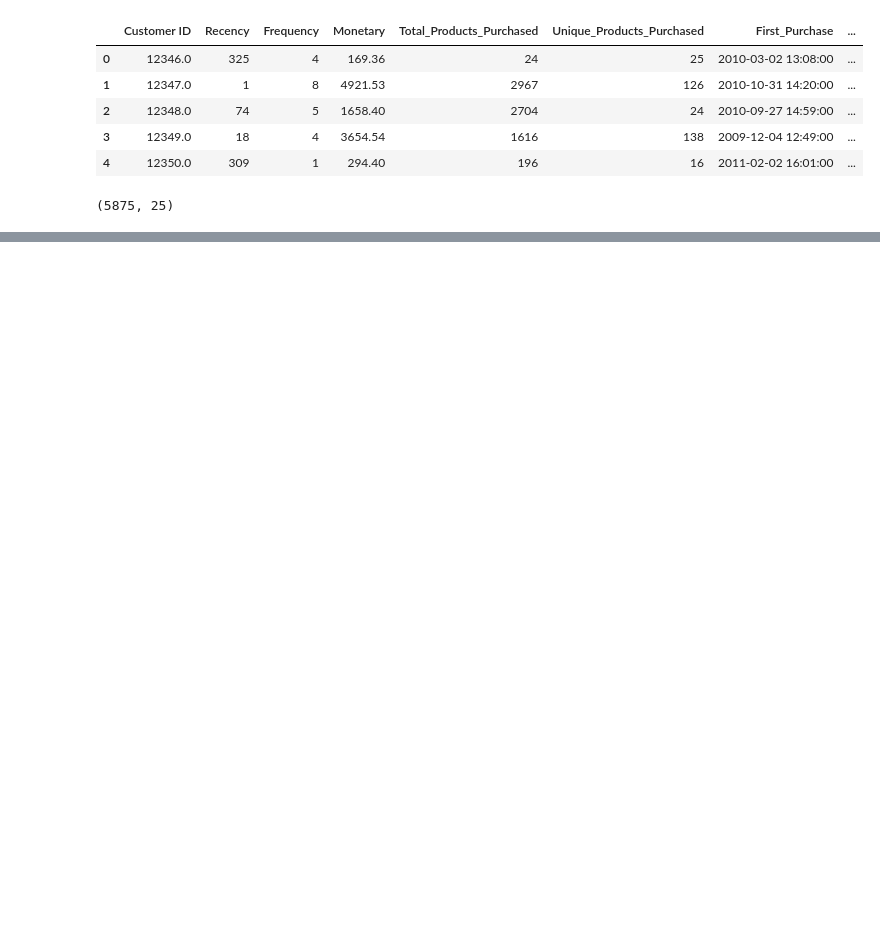
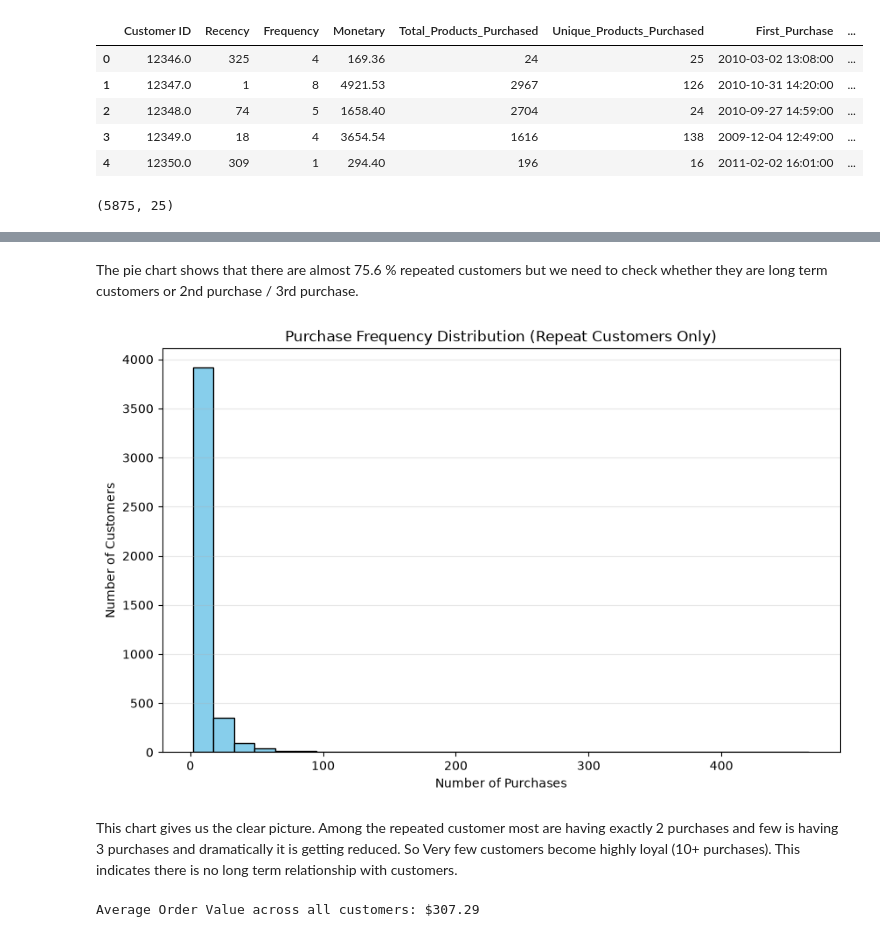
Before and after one commit to SahilLASKAR13/customer-segmentation-retention-analysis, a Jupyter notebook: notebook/CSRA.ipynb, the cells around one changed output, grey strips where cells are left out. Drawn from its saved outputs; the diff is of its cells as text; code cells hidden in the pictures; blank space fills up the shorter version.

```diff
--- a/notebook/CSRA.ipynb
+++ b/notebook/CSRA.ipynb
@@ -1301,0 +922,22 @@ joblib.dump(
+# %% [markdown]
+The pie chart shows that there are almost 75.6 % repeated customers but we need to check whether they are long term customers or 2nd purchase / 3rd purchase.
+# %%
+
+repeat_customers = customer_data[customer_data['Frequency'] > 1]['Frequency']
+
+plt.figure(figsize=(10,6))
+plt.hist(repeat_customers, bins=30, color='skyblue', edgecolor='black')
+plt.title('Purchase Frequency Distribution (Repeat Customers Only)')
+plt.xlabel('Number of Purchases')
+plt.ylabel('Number of Customers')
+plt.grid(axis='y', alpha=0.3)
+plt.show()
+# %% [output]
+[figure, added]
+# %% [markdown]
+This chart gives us the clear picture. Among the repeated customer most are having exactly 2 purchases and few is having 3 purchases and dramatically it is getting reduced. So Very few customers become highly loyal (10+ purchases). This indicates there is no long term relationship with customers.
+# %%
+Average_order_value = customer_data['Avg_Transaction_Value'].mean()
+print(f"Average Order Value across all customers: ${Average_order_value:.2f}")
+# %% [output]
+Average Order Value across all customers: $307.29
```
Also changed, not shown: parts of 195 cells of this notebook, 30 other files.
